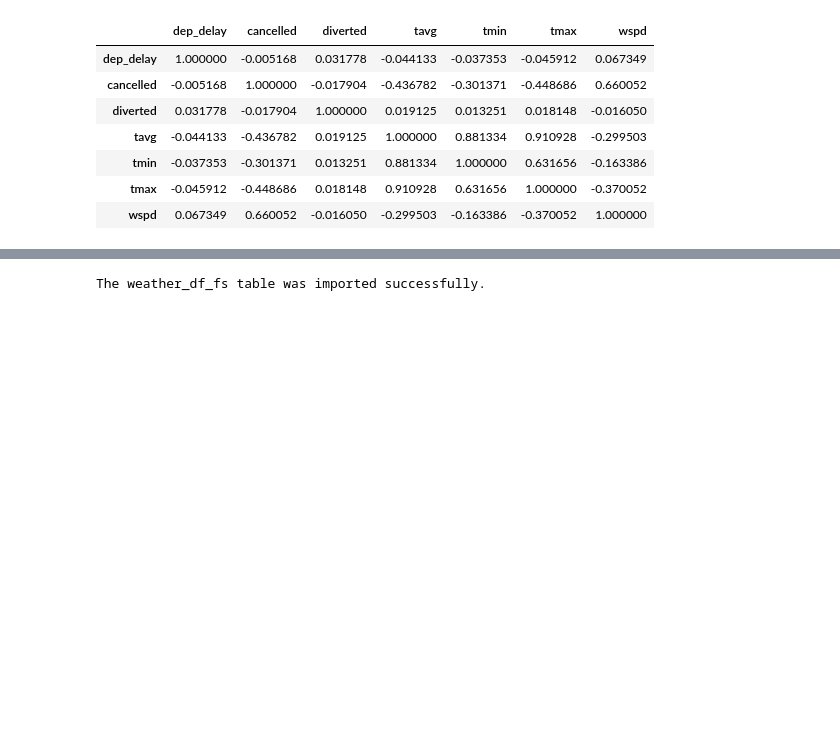
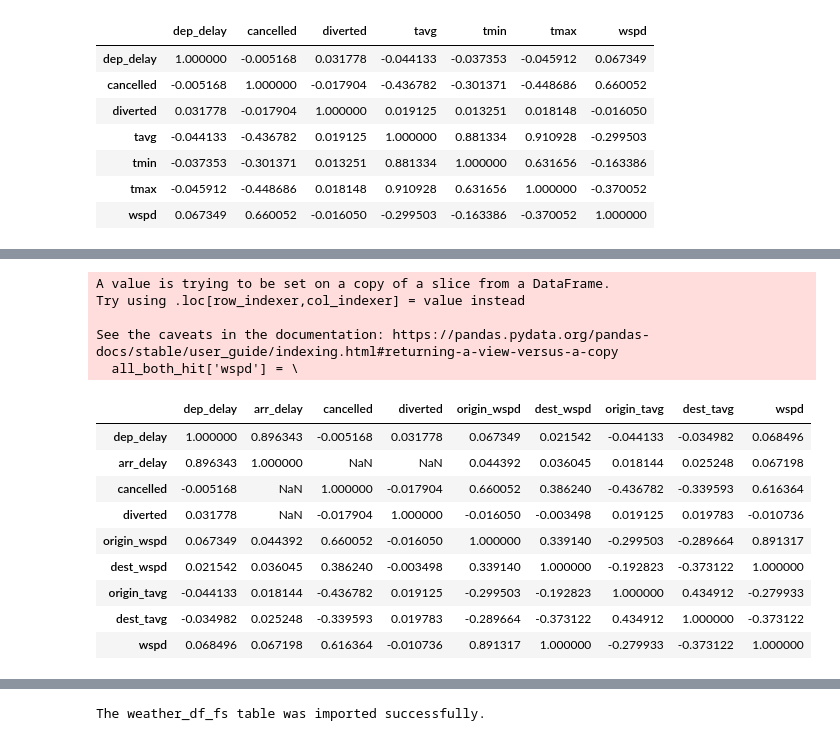
Before and after one commit to farnaz-irani/SQL-Weather-api, a Jupyter notebook: Farnaz.ipynb, the cells around one changed output, grey strips where cells are left out. Cells and saved outputs as stored; diff of their text form; code cells hidden in the pictures; blank space fills up the shorter version.

```diff
--- a/Farnaz.ipynb
+++ b/Farnaz.ipynb
@@ -232,0 +257,24 @@ all_dest
+# %%
+import numpy as np
+
+all_both_hit =all.query('origin in ["JFK","IAD","LGA","DCA"] and flight_date in ["2012-10-22","2012-10-23", "2012-10-24", "2012-10-25", "2012-10-26", "2012-10-27",  "2012-10-28", "2012-10-29", "2012-10-30", "2012-10-31", "2012-11-01", "2012-11-02"]')
+all_both_hit['wspd'] = \
+    np.where(all_both_hit['dest_wspd'].isnull(),
+    all_both_hit['origin_wspd'], all_both_hit['dest_wspd'])
+all_both_hit.corr()
+# %% [output]
+A value is trying to be set on a copy of a slice from a DataFrame.
+Try using .loc[row_indexer,col_indexer] = value instead
+
+See the caveats in the documentation: https://pandas.pydata.org/pandas-docs/stable/user_guide/indexing.html#returning-a-view-versus-a-copy
+  all_both_hit['wspd'] = \
+|  | dep_delay | arr_delay | cancelled | diverted | origin_wspd | dest_wspd | origin_tavg | dest_tavg | wspd |
+| dep_delay | 1.000000 | 0.896343 | -0.005168 | 0.031778 | 0.067349 | 0.021542 | -0.044133 | -0.034982 | 0.068496 |
+| arr_delay | 0.896343 | 1.000000 | NaN | NaN | 0.044392 | 0.036045 | 0.018144 | 0.025248 | 0.067198 |
+| cancelled | -0.005168 | NaN | 1.000000 | -0.017904 | 0.660052 | 0.386240 | -0.436782 | -0.339593 | 0.616364 |
+| diverted | 0.031778 | NaN | -0.017904 | 1.000000 | -0.016050 | -0.003498 | 0.019125 | 0.019783 | -0.010736 |
+| origin_wspd | 0.067349 | 0.044392 | 0.660052 | -0.016050 | 1.000000 | 0.339140 | -0.299503 | -0.289664 | 0.891317 |
+| dest_wspd | 0.021542 | 0.036045 | 0.386240 | -0.003498 | 0.339140 | 1.000000 | -0.192823 | -0.373122 | 1.000000 |
+| origin_tavg | -0.044133 | 0.018144 | -0.436782 | 0.019125 | -0.299503 | -0.192823 | 1.000000 | 0.434912 | -0.279933 |
+| dest_tavg | -0.034982 | 0.025248 | -0.339593 | 0.019783 | -0.289664 | -0.373122 | 0.434912 | 1.000000 | -0.373122 |
+| wspd | 0.068496 | 0.067198 | 0.616364 | -0.010736 | 0.891317 | 1.000000 | -0.279933 | -0.373122 | 1.000000 |
```
Also changed, not shown: parts of 6 cells of this notebook.
